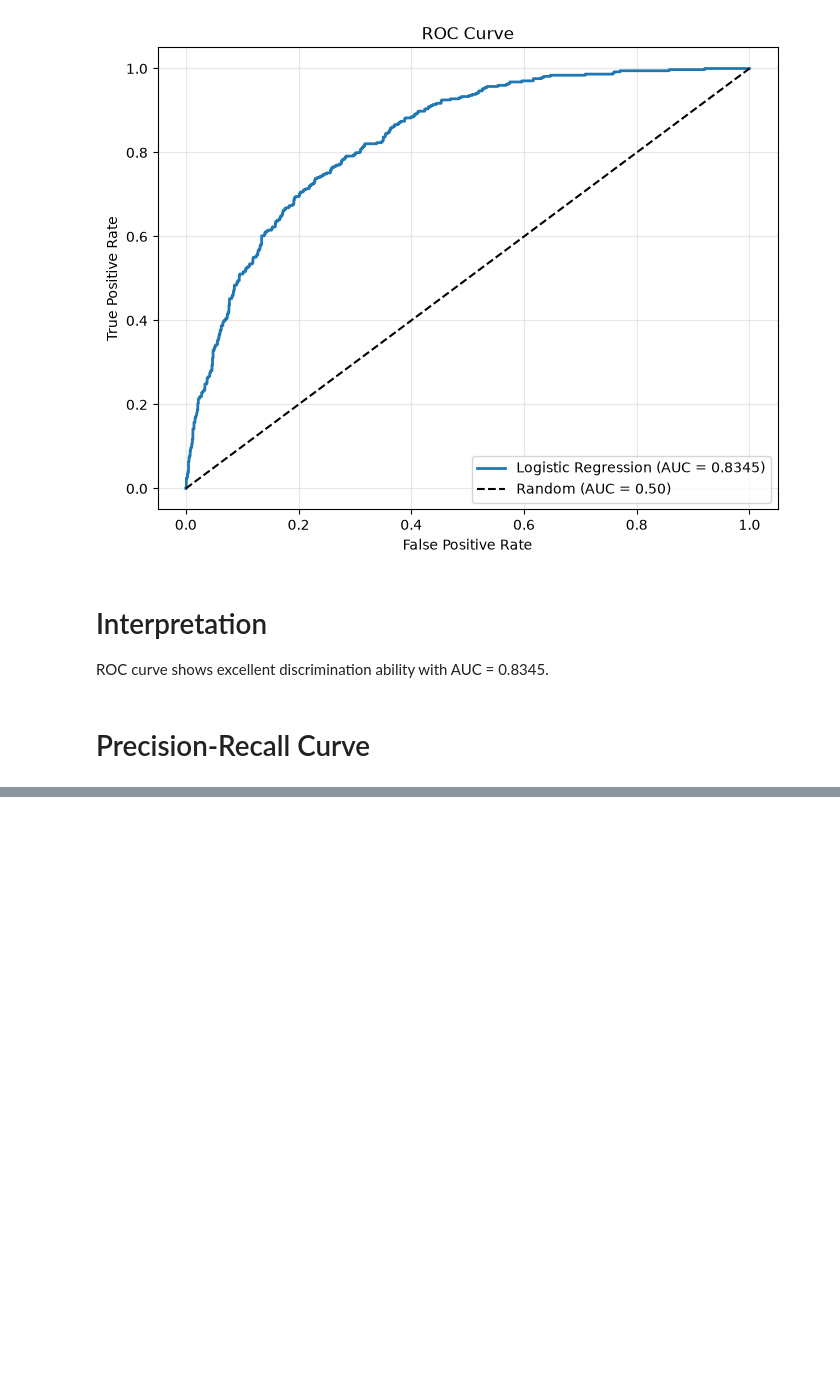
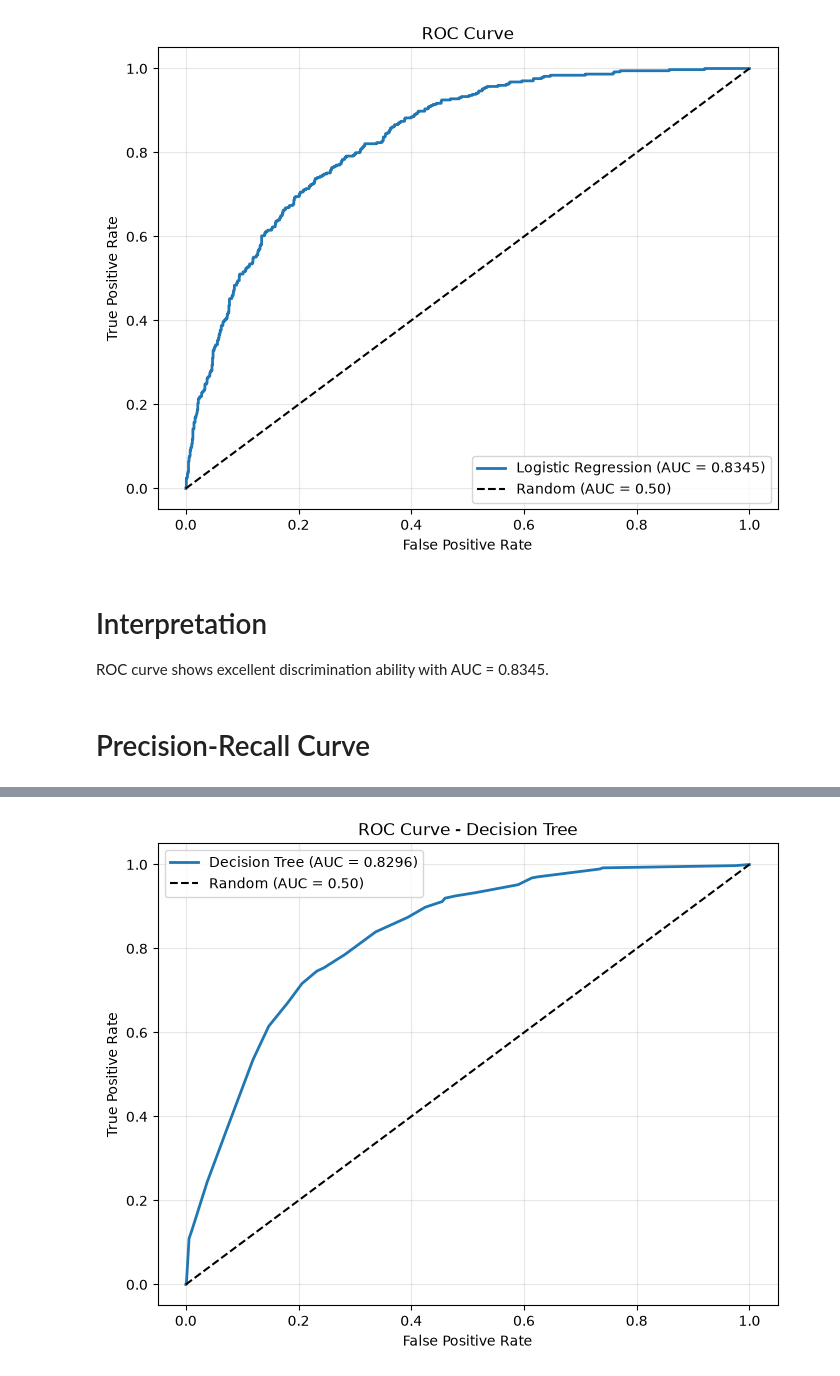
Before and after one commit to SanghviNishank/Customer-Churn-Prediction, a Jupyter notebook: CustomerFinal.ipynb, the cells around one changed output, grey strips where cells are left out. Drawn from its saved outputs; the diff is of its cells as text; code cells hidden in the pictures; blank space fills up the shorter version.

```diff
--- a/CustomerFinal.ipynb
+++ b/CustomerFinal.ipynb
@@ -1779,0 +1912,6 @@ ROC curve shows excellent discrimination ability with AUC = 0.8345.
+# %%
+dt_pipeline = Pipeline(steps=[
+    ("preprocessor" , preprocessor),
+    ("classifier" , DecisionTreeClassifier(random_state=RANDOM_STATE))
+])
+dt_pipeline.fit(X_train , y_train)
@@ -1779,0 +2184,15 @@ ROC curve shows excellent discrimination ability with AUC = 0.8345.
+# %%
+fpr_dt, tpr_dt, _ = roc_curve(y_test, y_prob_dt_tuned)
+roc_auc_dt = roc_auc_score(y_test, y_prob_dt_tuned)
+
+fig, ax = plt.subplots(figsize=(8, 6))
+ax.plot(fpr_dt, tpr_dt, label=f'Decision Tree (AUC = {roc_auc_dt:.4f})', linewidth=2)
+ax.plot([0, 1], [0, 1], 'k--', label='Random (AUC = 0.50)')
+ax.set_xlabel('False Positive Rate')
+ax.set_ylabel('True Positive Rate')
+ax.set_title('ROC Curve - Decision Tree')
+ax.legend()
+ax.grid(True, alpha=0.3)
+plt.show()
+# %% [output]
+[figure, added]
```
Also changed, not shown: parts of 42 cells of this notebook.
